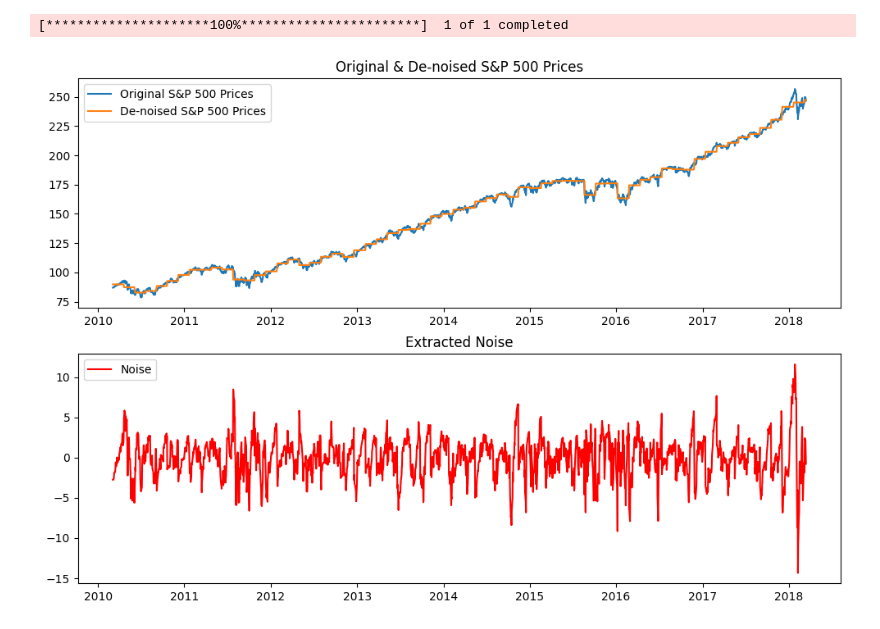
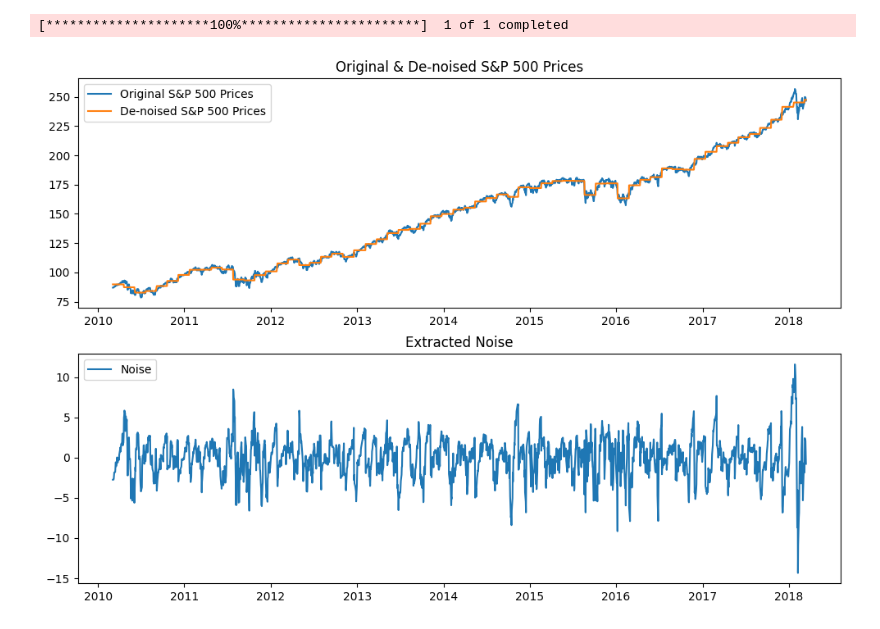
Before and after one commit to ConnerDraper/quant-playground, a Jupyter notebook: Wavelet Decomposition/Maximum_Overlap_Wavelet_Decomposition.ipynb, the cells around one changed output. Cells and saved outputs as stored; diff of their text form; code cells hidden in the pictures.

```diff
--- a/Wavelet Decomposition/Maximum_Overlap_Wavelet_Decomposition.ipynb
+++ b/Wavelet Decomposition/Maximum_Overlap_Wavelet_Decomposition.ipynb
@@ -72,18 +63,18 @@ results = wavelet_decompose_pd(prices, column='Adj Close', level=5)
 # %%
 fig, axes = plt.subplots(2, 1, figsize=(12, 8))
 
 # original & de-noised prices
 axes[0].plot(prices['Date'], prices['Adj Close'], label='Original S&P 500 Prices')
 axes[0].plot(results['Date'], results['Trend'], label='De-noised S&P 500 Prices')
 axes[0].set_title('Original & De-noised S&P 500 Prices')
 axes[0].legend()
 
 # noise
-axes[1].plot(results['Date'], results['Noise'], label='Noise', color='red')
+axes[1].plot(results['Date'], results['Noise'], label='Noise')
 axes[1].set_title('Extracted Noise')
 axes[1].legend()
 
 plt.tight_layout
 plt.show()
 # %% [output]
-[figure, old version]
+[figure, new version]
```
Also changed, not shown: parts of 1 cell of this notebook.
